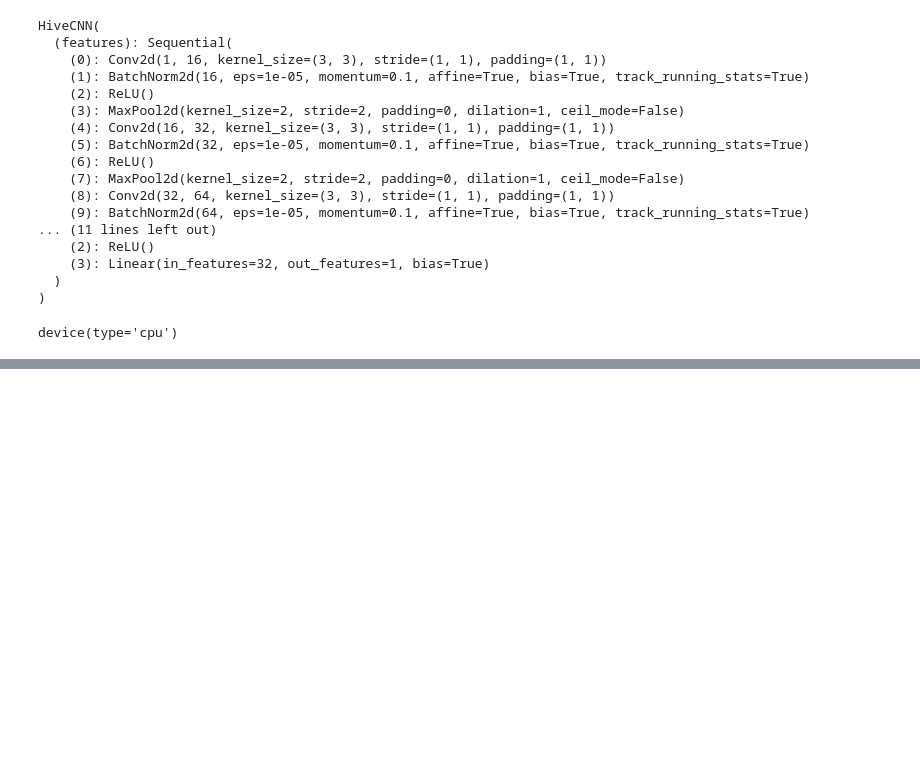
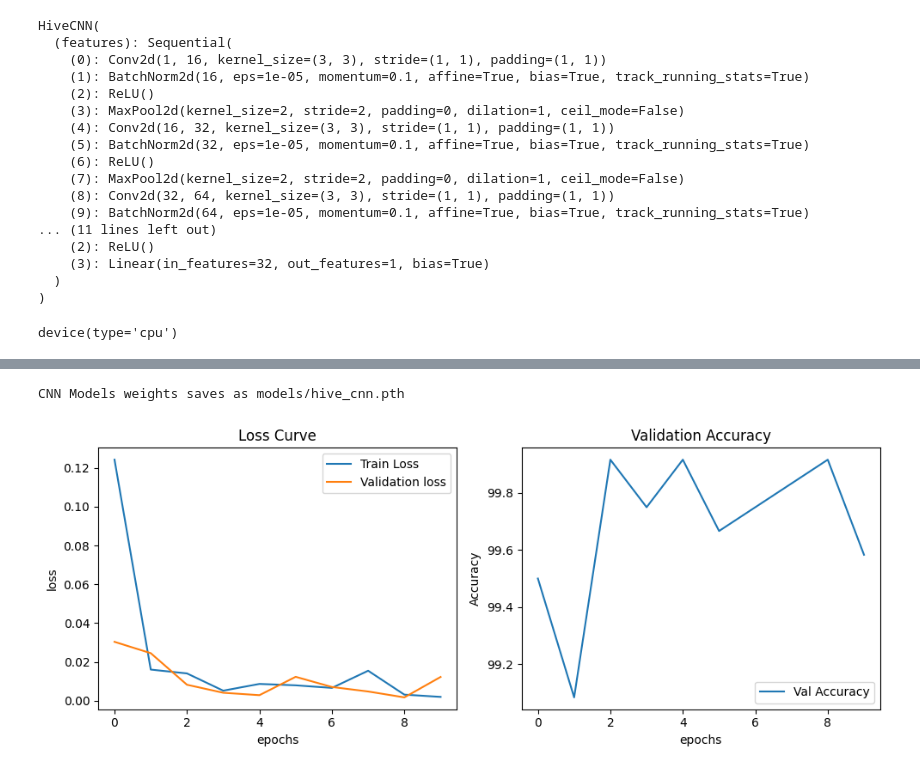
Before and after one commit to sushantchandelog/beehive-audio-health-monitor, a Jupyter notebook: notebooks/cnn_model_traiing.ipynb, the cells around one changed output, grey strips where cells are left out. Saved outputs shown, nothing was run; the diff lists cells and outputs as text; code cells hidden in the pictures; blank space fills up the shorter version.

Commit message:
Updating the Curve and Save the model parameters

```diff
--- a/notebooks/cnn_model_traiing.ipynb
+++ b/notebooks/cnn_model_traiing.ipynb
@@ -148,0 +149,30 @@ Epoch [10/10] | Train Loss: 0.0049 | Val Loss: 0.0032 | Val Acc: 99.92%
+# %%
+os.makedirs('../models' , exist_ok = True)
+torch.save(model.state_dict(), '../models/hive_cnn.pth')
+
+print('CNN Models weights saves as models/hive_cnn.pth')
+# plot loss curve
+_val_acc = history['val_acc']
+_tloss = history['train_loss']
+_vloss = history['val_loss']
+plt.figure(figsize=(10,4))
+plt.subplot(1,2,1)
+plt.plot(_tloss , label = 'Train Loss')
+plt.plot(_vloss , label = 'Validation loss')
+plt.title('Loss Curve')
+plt.xlabel('epochs')
+plt.ylabel('loss')
+plt.legend()
+
+plt.subplot(1,2,2)
+plt.plot(_val_acc , label='Val Accuracy')
+plt.title('Validation Accuracy')
+plt.xlabel('epochs')
+plt.ylabel('Accuracy')
+plt.legend()
+
+plt.tight_layout()
+plt.show()
+# %% [output]
+CNN Models weights saves as models/hive_cnn.pth
+[figure, added]
```
Also changed, not shown: parts of 1 cell of this notebook.
